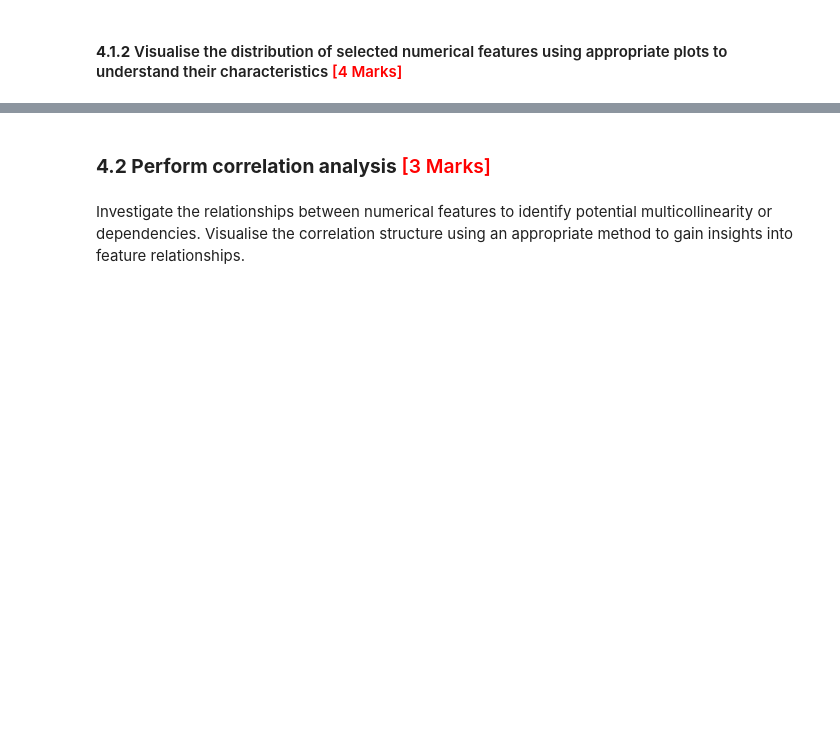
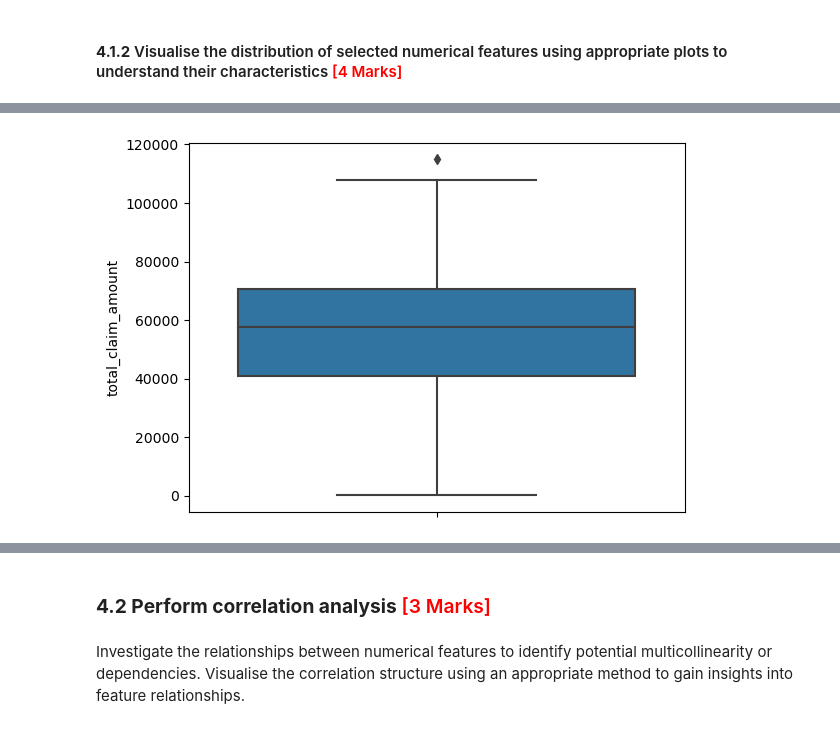
Before and after one commit to narendhar007/fraudclaimdetection, a Jupyter notebook: Fraudulent_Claim_Detection_Starter.ipynb, the cells around one changed output, grey strips where cells are left out. Saved outputs shown, nothing was run; the diff lists cells and outputs as text; code cells hidden in the pictures; blank space fills up the shorter version.

```diff
--- a/Fraudulent_Claim_Detection_Starter.ipynb
+++ b/Fraudulent_Claim_Detection_Starter.ipynb
@@ -665,0 +721,5 @@ claims_train_X.shape
+# %%
+sns.boxplot(y=claims_train_X['total_claim_amount'])
+plt.show()
+# %% [output]
+[figure, added]
```
Also changed, not shown: parts of 24 cells of this notebook.
